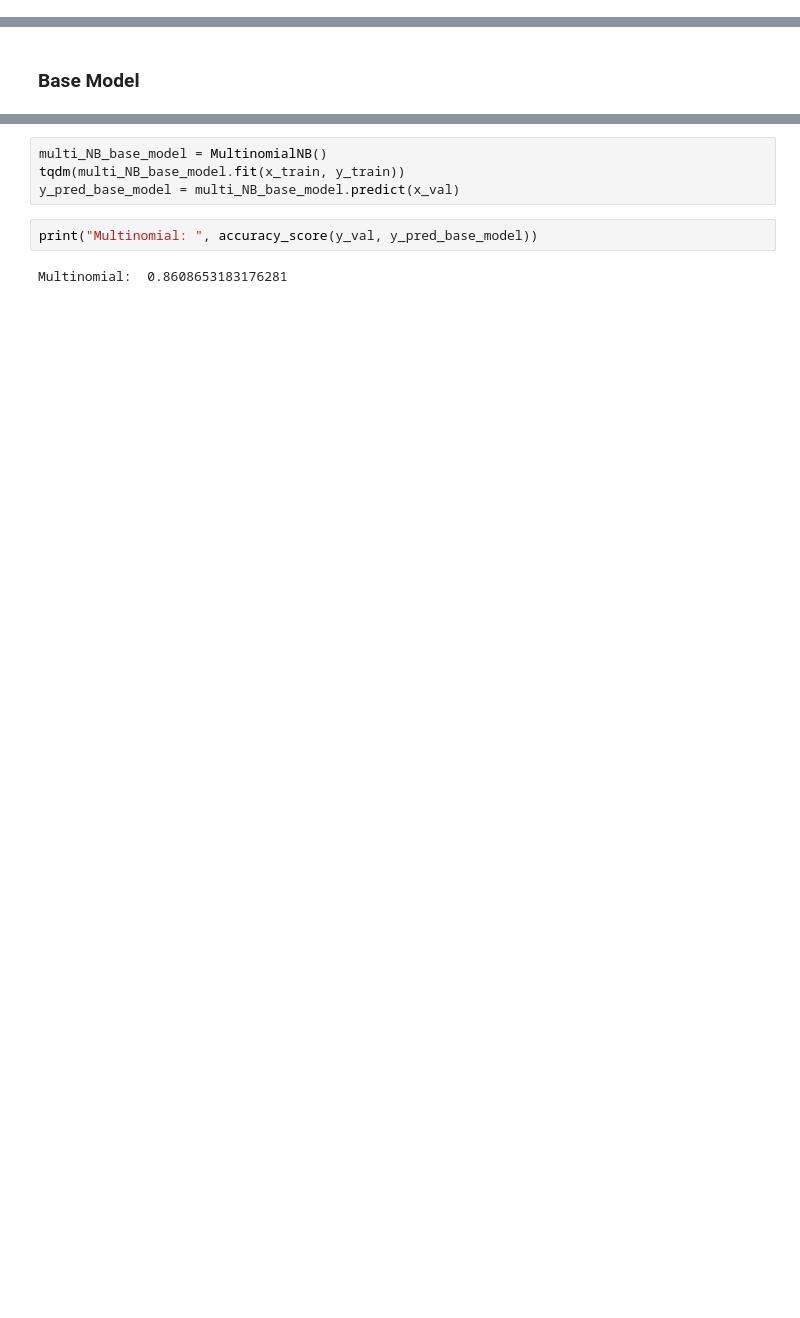
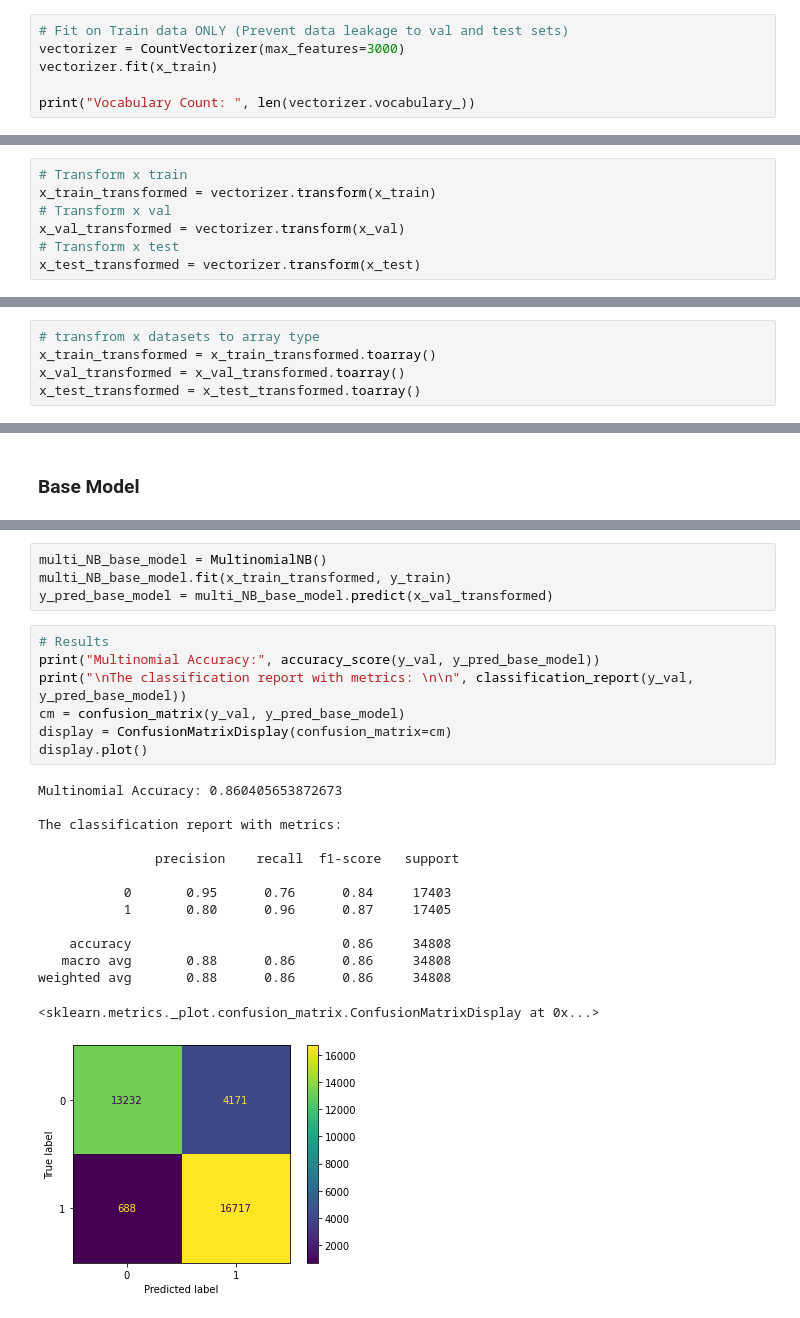
Before and after one commit to zw1010/KeepYourselfSafe, a Jupyter notebook: KeepYourselfSafe.ipynb, the cells around one changed output, grey strips where cells are left out. Drawn from its saved outputs; the diff is of its cells as text; blank space fills up the shorter version.

Commit message:
Update count vectorizer code to prevent data leakage to test set and Add evaluation code under Naive Bayes model.

```diff
--- a/KeepYourselfSafe.ipynb
+++ b/KeepYourselfSafe.ipynb
@@ -486,0 +439,6 @@ y_test shape:  (34809,)
+# %%
+# Fit on Train data ONLY (Prevent data leakage to val and test sets)
+vectorizer = CountVectorizer(max_features=3000)
+vectorizer.fit(x_train)
+
+print("Vocabulary Count: ", len(vectorizer.vocabulary_))
@@ -486,0 +447,7 @@ y_test shape:  (34809,)
+# %%
+# Transform x train
+x_train_transformed = vectorizer.transform(x_train)
+# Transform x val
+x_val_transformed = vectorizer.transform(x_val)
+# Transform x test
+x_test_transformed = vectorizer.transform(x_test)
@@ -486,0 +462,5 @@ y_test shape:  (34809,)
+# %%
+# transfrom x datasets to array type
+x_train_transformed = x_train_transformed.toarray()
+x_val_transformed = x_val_transformed.toarray()
+x_test_transformed = x_test_transformed.toarray()
@@ -492,8 +506,26 @@ from sklearn.metrics import accuracy_score
 # %%
 multi_NB_base_model = MultinomialNB()
-tqdm(multi_NB_base_model.fit(x_train, y_train))
-y_pred_base_model = multi_NB_base_model.predict(x_val)
+multi_NB_base_model.fit(x_train_transformed, y_train)
+y_pred_base_model = multi_NB_base_model.predict(x_val_transformed)
-# %%
-print("Multinomial: ", accuracy_score(y_val, y_pred_base_model))
-# %% [output]
-Multinomial:  0.8608653183176281
+# %%
+# Results
+print("Multinomial Accuracy:", accuracy_score(y_val, y_pred_base_model))
+print("\nThe classification report with metrics: \n\n", classification_report(y_val, y_pred_base_model))
+cm = confusion_matrix(y_val, y_pred_base_model)
+display = ConfusionMatrixDisplay(confusion_matrix=cm)
+display.plot()
+# %% [output]
+Multinomial Accuracy: 0.860405653872673
+
+The classification report with metrics:
+
+               precision    recall  f1-score   support
+
+           0       0.95      0.76      0.84     17403
+           1       0.80      0.96      0.87     17405
+
+    accuracy                           0.86     34808
+   macro avg       0.88      0.86      0.86     34808
+weighted avg       0.88      0.86      0.86     34808
+<sklearn.metrics._plot.confusion_matrix.ConfusionMatrixDisplay at 0x...>
+[figure, added]
```
Also changed, not shown: parts of 17 cells of this notebook.
